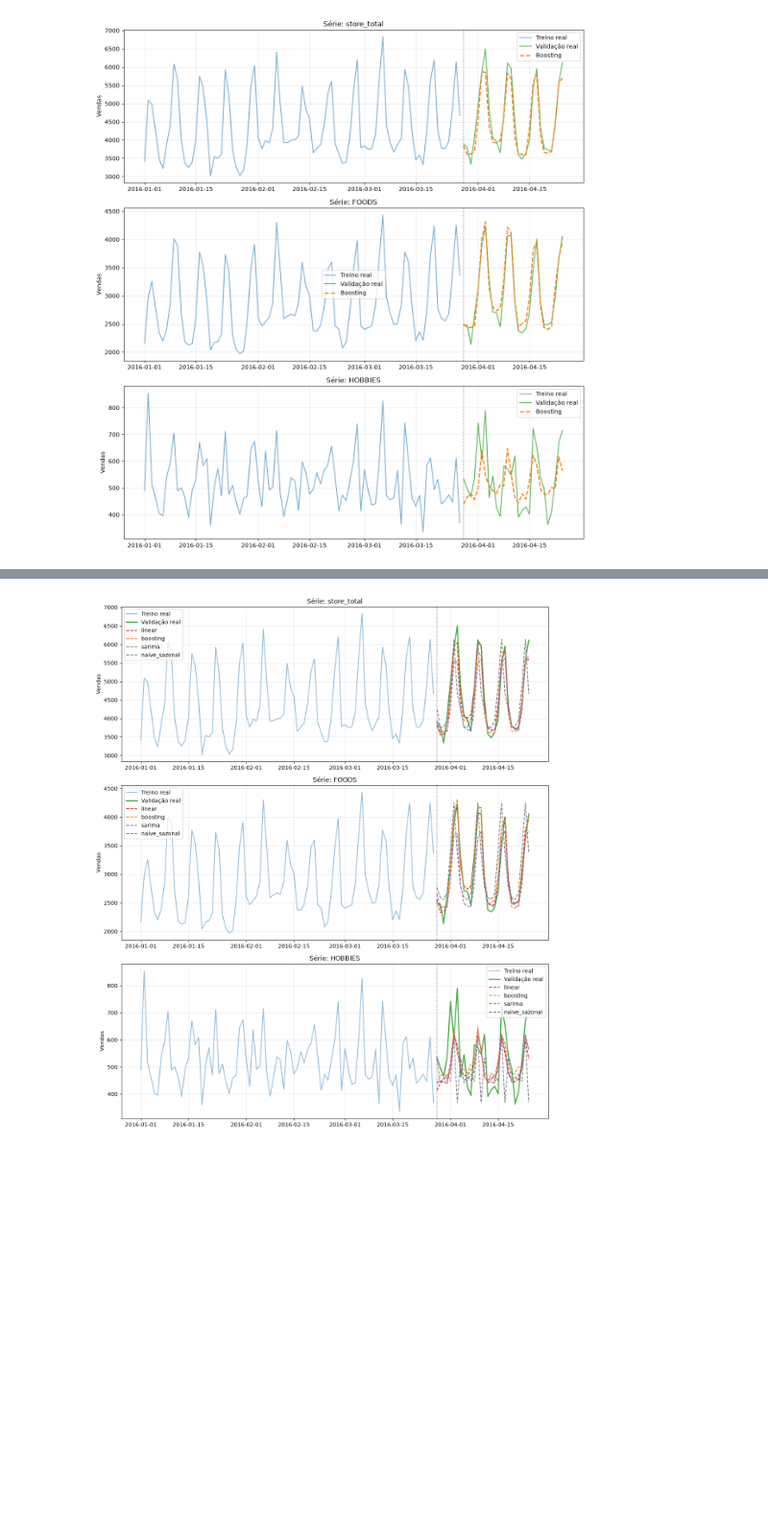
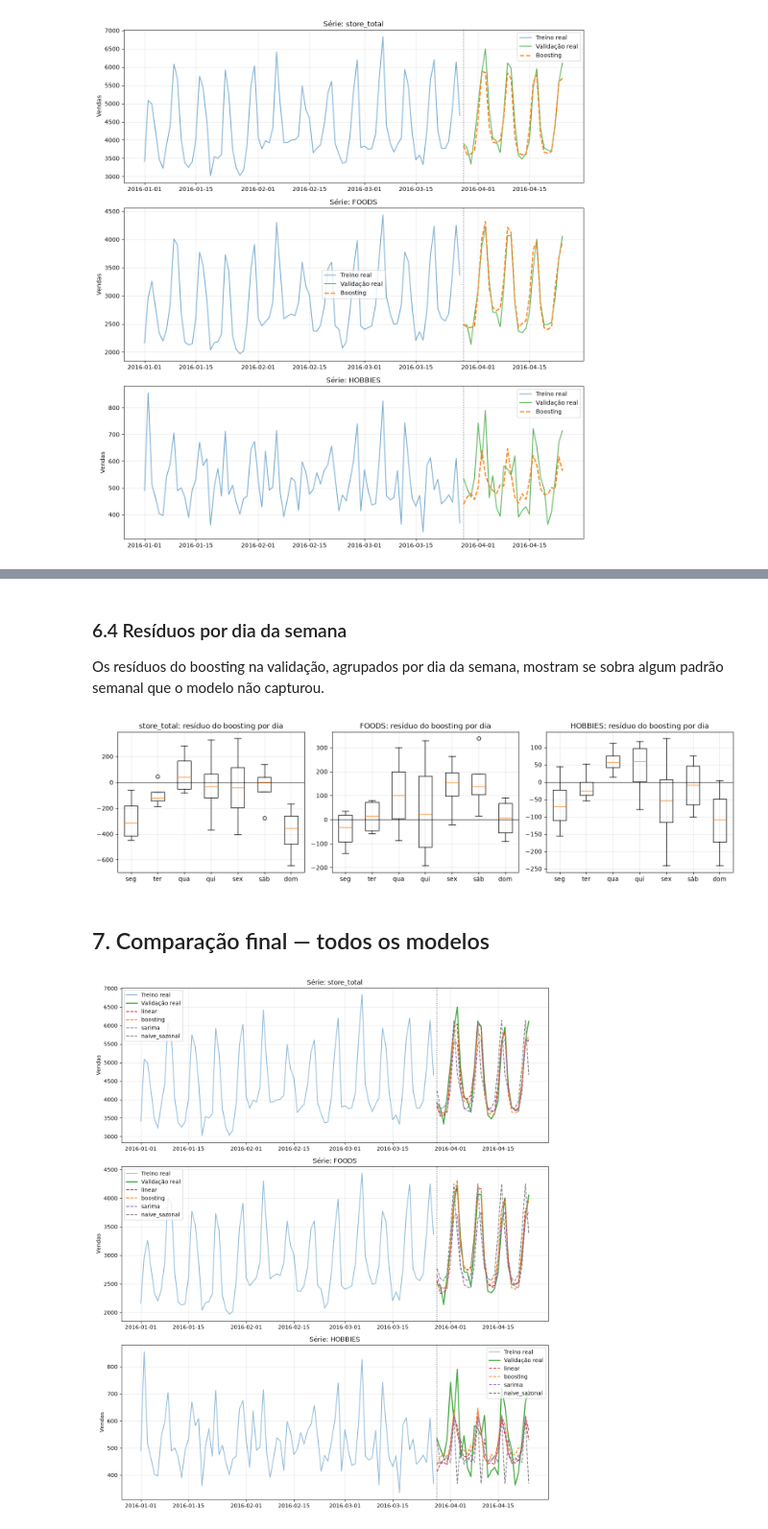
Before and after one commit to JaimeWillianCarneiro/Series-Temporais-G5, a Jupyter notebook: analise_task2.ipynb, the cells around one changed output, grey strips where cells are left out. Shown at 96% size. Saved outputs shown, nothing was run; the diff lists cells and outputs as text; code cells hidden in the pictures; blank space fills up the shorter version.

```diff
--- a/analise_task2.ipynb
+++ b/analise_task2.ipynb
@@ -370,3 +471,23 @@ fig.tight_layout(); plt.show()
+# %% [markdown]
+### 6.4 Resíduos por dia da semana
+
+Os resíduos do boosting na validação, agrupados por dia da semana, mostram se sobra algum padrão semanal que o modelo não capturou.
+# %%
+fig, axes = plt.subplots(1, 3, figsize=(15, 4))
+dias = ['seg', 'ter', 'qua', 'qui', 'sex', 'sáb', 'dom']
+for ax, serie in zip(axes, series):
+    y = val.set_index('date')[serie]
+    p = prev_all[(prev_all['series'] == serie) & (prev_all['modelo'] == 'boosting')].set_index('date')['yhat'].reindex(y.index)
+    e = (p - y)
+    dados_dia = [e[e.index.dayofweek == d].values for d in range(7)]
+    ax.boxplot(dados_dia, tick_labels=dias)
+    ax.axhline(0, color='black', lw=0.8)
+    ax.set_title(f'{serie}: resíduo do boosting por dia'); ax.grid(alpha=0.3)
+fig.tight_layout(); plt.show()
+# %% [output]
+[figure, added]
+# %% [markdown]
+## 7. Comparação final — todos os modelos
 # %%
 import pandas as pd
 import matplotlib.pyplot as plt
```
Also changed, not shown: parts of 21 cells of this notebook.
